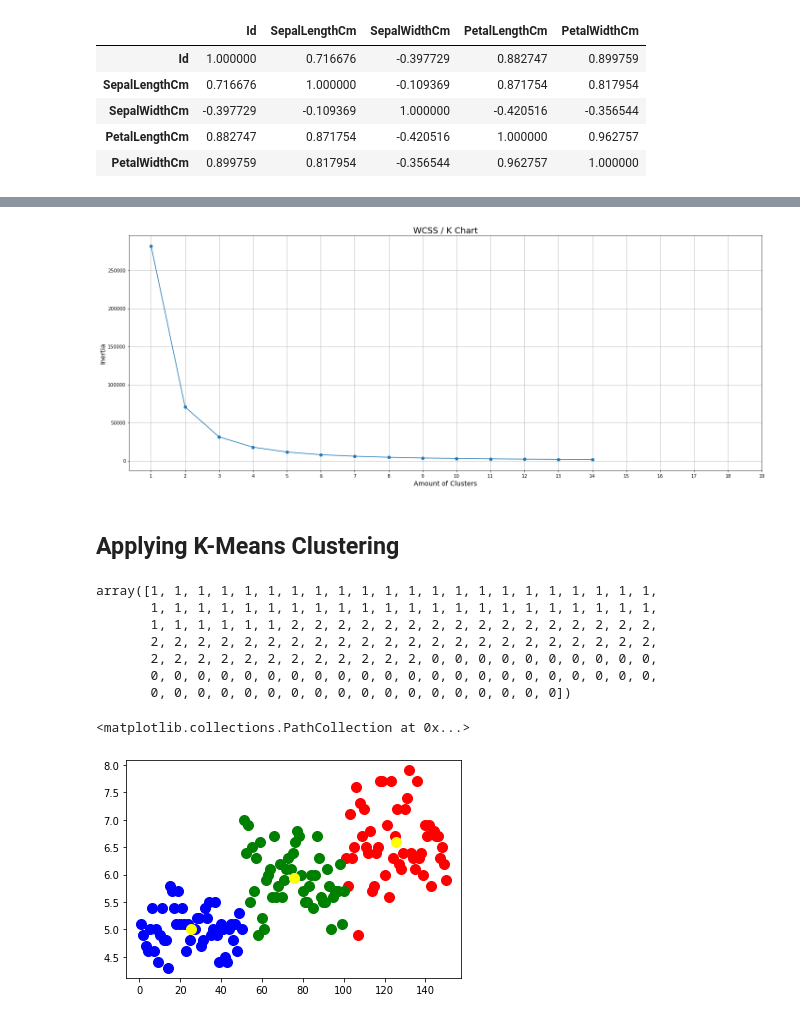
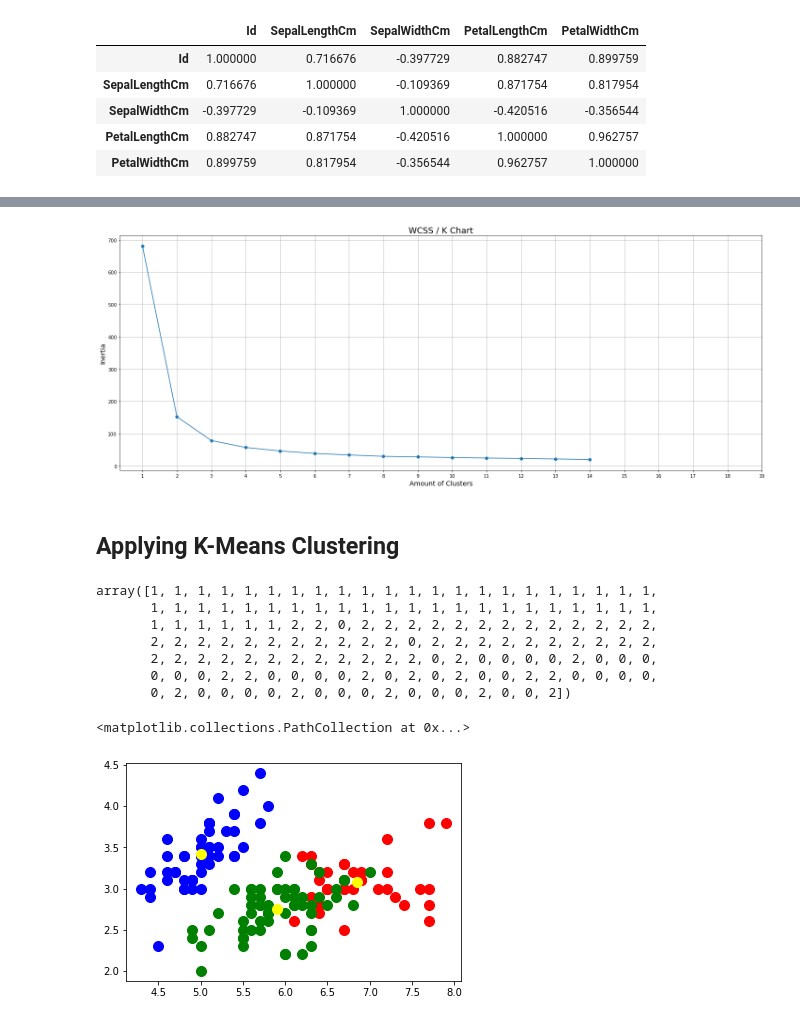
Before and after one commit to MaiShantanuHu/Sparks-Foundation-GRIP-Tasks, a Jupyter notebook: Task-3/Task-3.ipynb, the cells around one changed output, grey strips where cells are left out. Cells and saved outputs as stored; diff of their text form; code cells hidden in the pictures.

```diff
--- a/Task-3/Task-3.ipynb
+++ b/Task-3/Task-3.ipynb
@@ -51,3 +62,6 @@ df.corr(method="pearson")
 | SepalWidthCm | -0.397729 | -0.109369 | 1.000000 | -0.420516 | -0.356544 |
 | PetalLengthCm | 0.882747 | 0.871754 | -0.420516 | 1.000000 | 0.962757 |
 | PetalWidthCm | 0.899759 | 0.817954 | -0.356544 | 0.962757 | 1.000000 |
+# %%
+x = df.iloc[:,[1,2,3,4]].values
+print(x)
@@ -54,39 +86,40 @@ df.corr(method="pearson")
 # %%
 from sklearn.cluster import KMeans
 
-x = df.iloc[:,[0,1,2,3]].values
 wcss = []
+
 for k in range(1,15):
     kmeans = KMeans(n_clusters=k)
     kmeans.fit(x)
     wcss.append(kmeans.inertia_)
 
 
 plt.figure(figsize=(20,8))
 plt.title("WCSS / K Chart", fontsize=18)
 plt.plot(range(1,15),wcss,"-o")
 plt.grid(True)
 plt.xlabel("Amount of Clusters",fontsize=14)
 plt.ylabel("Inertia",fontsize=14)
 plt.xticks(range(1,20))
 plt.tight_layout()
 plt.show()
 # %% [output]
-[figure, old version]
+[figure, new version]
 # %% [markdown]
 ## Applying K-Means Clustering
 # %%
+# Applying kmeans to the dataset / Creating the kmeans classifier
 kmeans = KMeans(n_clusters = 3,init = 'k-means++',random_state = 0)
 pred_kmeans = kmeans.fit_predict(x)
 pred_kmeans
 # %% [output]
 array([1, 1, 1, 1, 1, 1, 1, 1, 1, 1, 1, 1, 1, 1, 1, 1, 1, 1, 1, 1, 1, 1,
        1, 1, 1, 1, 1, 1, 1, 1, 1, 1, 1, 1, 1, 1, 1, 1, 1, 1, 1, 1, 1, 1,
-       1, 1, 1, 1, 1, 1, 2, 2, 2, 2, 2, 2, 2, 2, 2, 2, 2, 2, 2, 2, 2, 2,
-       2, 2, 2, 2, 2, 2, 2, 2, 2, 2, 2, 2, 2, 2, 2, 2, 2, 2, 2, 2, 2, 2,
-       2, 2, 2, 2, 2, 2, 2, 2, 2, 2, 2, 2, 0, 0, 0, 0, 0, 0, 0, 0, 0, 0,
-       0, 0, 0, 0, 0, 0, 0, 0, 0, 0, 0, 0, 0, 0, 0, 0, 0, 0, 0, 0, 0, 0,
-       0, 0, 0, 0, 0, 0, 0, 0, 0, 0, 0, 0, 0, 0, 0, 0, 0, 0])
+       1, 1, 1, 1, 1, 1, 2, 2, 0, 2, 2, 2, 2, 2, 2, 2, 2, 2, 2, 2, 2, 2,
+       2, 2, 2, 2, 2, 2, 2, 2, 2, 2, 2, 0, 2, 2, 2, 2, 2, 2, 2, 2, 2, 2,
+       2, 2, 2, 2, 2, 2, 2, 2, 2, 2, 2, 2, 0, 2, 0, 0, 0, 0, 2, 0, 0, 0,
+       0, 0, 0, 2, 2, 0, 0, 0, 0, 2, 0, 2, 0, 2, 0, 0, 2, 2, 0, 0, 0, 0,
+       0, 2, 0, 0, 0, 0, 2, 0, 0, 0, 2, 0, 0, 0, 2, 0, 0, 2])
 # %%
 #Visualising the clusters
 plt.scatter(x[pred_kmeans == 0, 0], x[pred_kmeans == 0, 1], s = 100, c = 'red', label = 'Iris-setosa')
@@ -97,4 +130,4 @@ plt.scatter(x[pred_kmeans == 2, 0], x[pred_kmeans == 2, 1], s = 100, c = 'green'
 plt.scatter(kmeans.cluster_centers_[:, 0], kmeans.cluster_centers_[:,1], s = 100, c = 'yellow', label = 'Centroids')
 # %% [output]
 <matplotlib.collections.PathCollection at 0x...>
-[figure, old version]
+[figure, new version]
```
Also changed, not shown: parts of 2 cells of this notebook.
